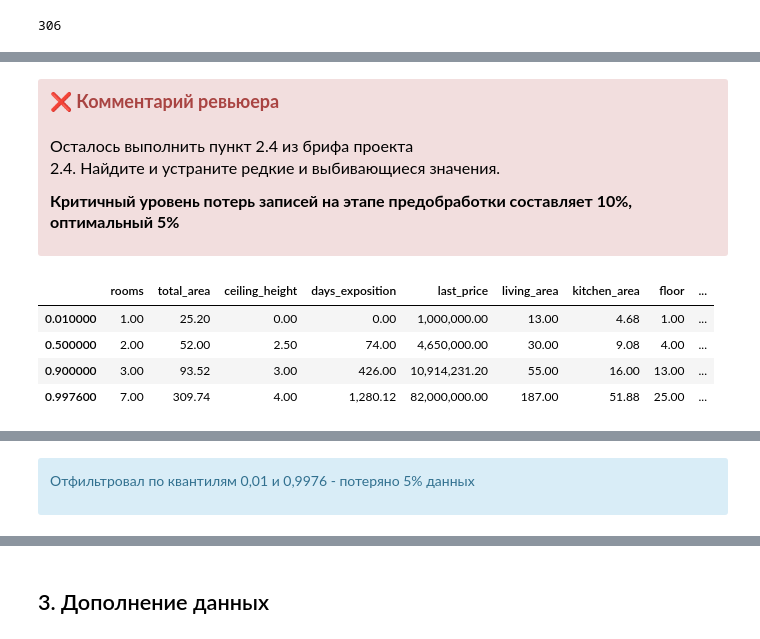
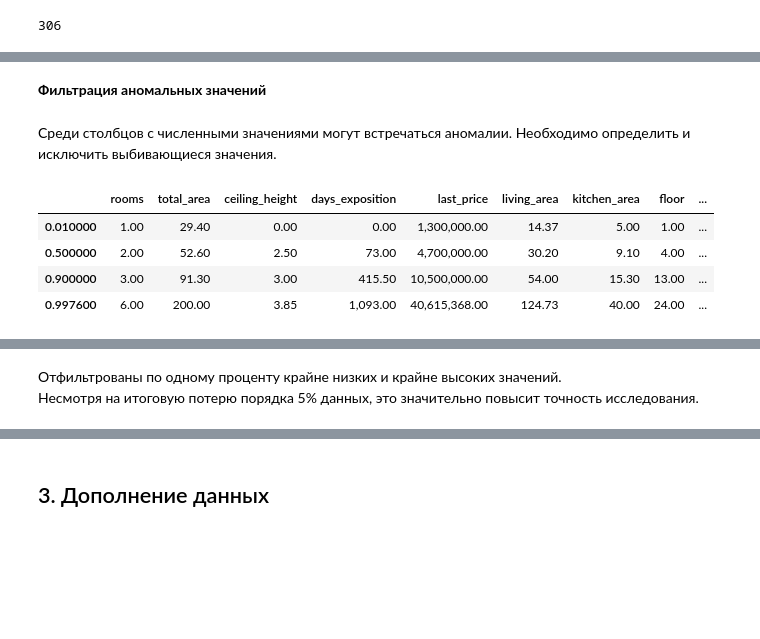
Before and after one commit to Alexman507/yandex_practicum_projects, a Jupyter notebook: real_estate/real_estate.ipynb, the cells around one changed output, grey strips where cells are left out. Drawn from its saved outputs; the diff is of its cells as text; code cells hidden in the pictures; blank space fills up the shorter version.

```diff
--- a/real_estate/real_estate.ipynb
+++ b/real_estate/real_estate.ipynb
@@ -349,8 +199,12 @@ print(f"Всего значений, где общая этажность ока
 
 Таким образом, можно предсказать эти значения там, где они пропущены.
 # %%
-living_area_part = (df['living_area']/df['total_area']).mean()
-kitchen_area_part = (df['kitchen_area']/df['total_area']).mean()
+def living_area_fill (row):
+    if np.isnan(row['living_area']):
+        return row['total_area'] * (df['living_area']/df['total_area']).mean()
+    return row['living_area']
 
-df['living_area'].fillna(df['total_area']*living_area_part, inplace=True)
-df['kitchen_area'].fillna(df['total_area']*kitchen_area_part, inplace=True)
+def kitchen_area_fill (row):
+    if np.isnan(row['kitchen_area']):
+        return row['total_area'] * (df['kitchen_area']/df['total_area']).mean()
+    return row['kitchen_area']
@@ -417,3 +211,6 @@ df[df['total_area']*0.9 <= df['living_area']+df['kitchen_area']][['total_area',
+# %%
+df['living_area'] = df.apply(living_area_fill, axis =1)
+df['kitchen_area'] = df.apply(kitchen_area_fill, axis =1)
 # %% [markdown]
 **Количество балконов**
 **Наличие парков и прудов поблизости**
@@ -762,30 +411,21 @@ Name: total_area, dtype: int64
-# %% [markdown]
-<div class="alert alert-danger">
-<font size="4"><b>❌ Комментарий ревьюера</b></font>
-    <br />
-    <font size="3", color = "black">
-<br />Осталось выполнить пункт 2.4 из брифа проекта
-
-2.4.	Найдите и устраните редкие и выбивающиеся значения.
-
-__Критичный уровень потерь записей на этапе предобработки составляет 10%, оптимальный 5%__
+# %% [markdown]
+**Фильтрация аномальных значений**
+# %% [markdown]
+Среди столбцов с численными значениями могут встречаться аномалии.
+Необходимо определить и исключить выбивающиеся значения.
 # %%
-# check
-
-# Значения параметров объектов недвижимости на разных квантилях
-
 (
-    data[['rooms', 'total_area', 'ceiling_height', 'days_exposition', 'last_price', 'living_area',
+    df[['rooms', 'total_area', 'ceiling_height', 'days_exposition', 'last_price', 'living_area',
         'kitchen_area', 'floor',   'floors_total']]
     .quantile([0.01, .5, .90, .9976])
     .style.format("{:,.2f}")
 )
 # %% [output]
 |  | rooms | total_area | ceiling_height | days_exposition | last_price | living_area | kitchen_area | floor | ... |
-| 0.010000 | 1.00 | 25.20 | 0.00 | 0.00 | 1,000,000.00 | 13.00 | 4.68 | 1.00 | ... |
-| 0.500000 | 2.00 | 52.00 | 2.50 | 74.00 | 4,650,000.00 | 30.00 | 9.08 | 4.00 | ... |
-| 0.900000 | 3.00 | 93.52 | 3.00 | 426.00 | 10,914,231.20 | 55.00 | 16.00 | 13.00 | ... |
-| 0.997600 | 7.00 | 309.74 | 4.00 | 1,280.12 | 82,000,000.00 | 187.00 | 51.88 | 25.00 | ... |
+| 0.010000 | 1.00 | 29.40 | 0.00 | 0.00 | 1,300,000.00 | 14.37 | 5.00 | 1.00 | ... |
+| 0.500000 | 2.00 | 52.60 | 2.50 | 73.00 | 4,700,000.00 | 30.20 | 9.10 | 4.00 | ... |
+| 0.900000 | 3.00 | 91.30 | 3.00 | 415.50 | 10,500,000.00 | 54.00 | 15.30 | 13.00 | ... |
+| 0.997600 | 6.00 | 200.00 | 3.85 | 1,093.00 | 40,615,368.00 | 124.73 | 40.00 | 24.00 | ... |
 # %%
 to_filter = ['rooms', 'total_area', 'ceiling_height',
              'days_exposition', 'last_price', 'living_area',
@@ -818,8 +458,5 @@ Data columns (total 22 columns):
 dtypes: bool(3), float64(5), int32(9), int64(3), object(2)
 memory usage: 2.7+ MB
 # %% [markdown]
-<div class="alert alert-info">
-
-Отфильтровал по квантилям 0,01 и 0,9976 - потеряно 5% данных
-
-</div>
+Отфильтрованы по одному проценту крайне низких и крайне высоких значений.
+Несмотря на итоговую потерю порядка 5% данных, это значительно повысит точность исследования.
```
Also changed, not shown: parts of 87 cells of this notebook.
